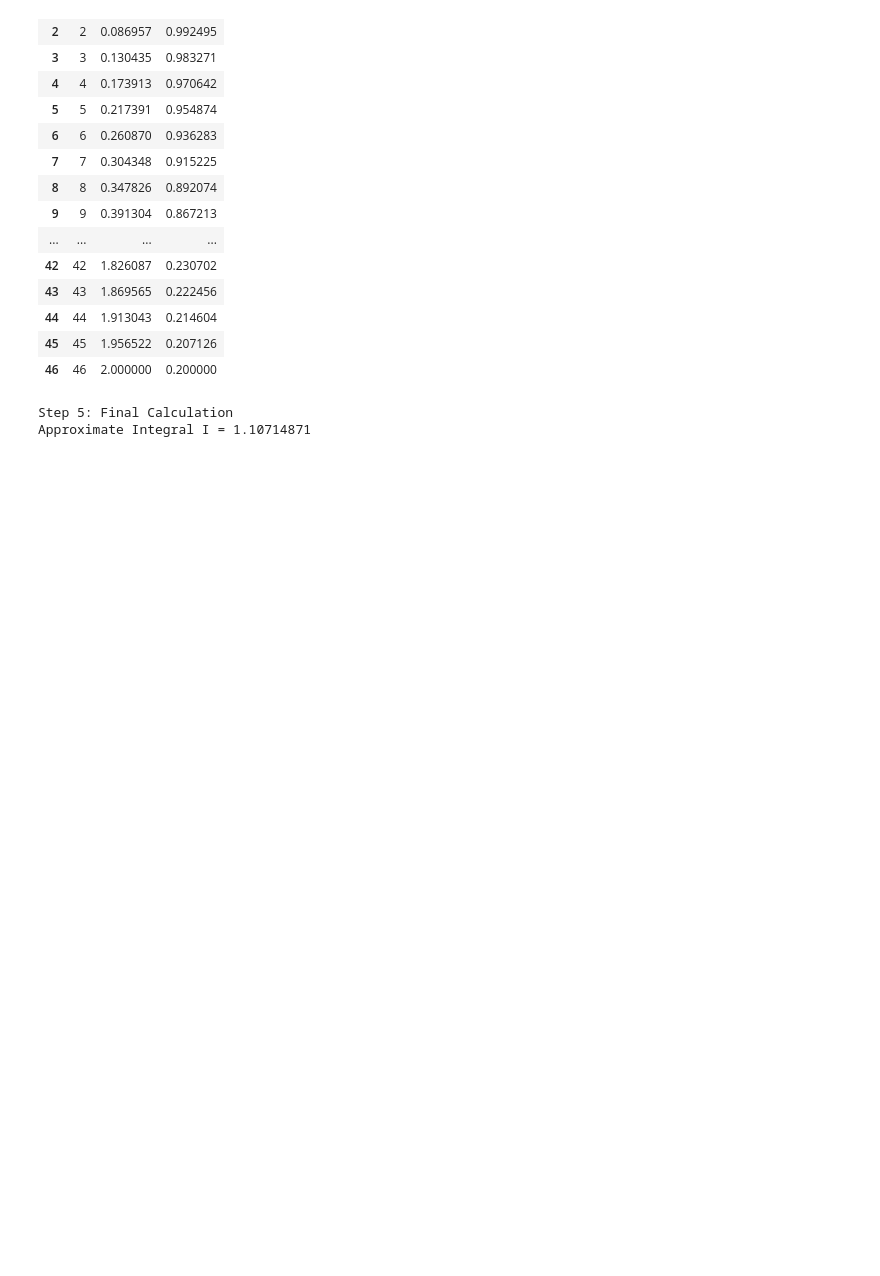
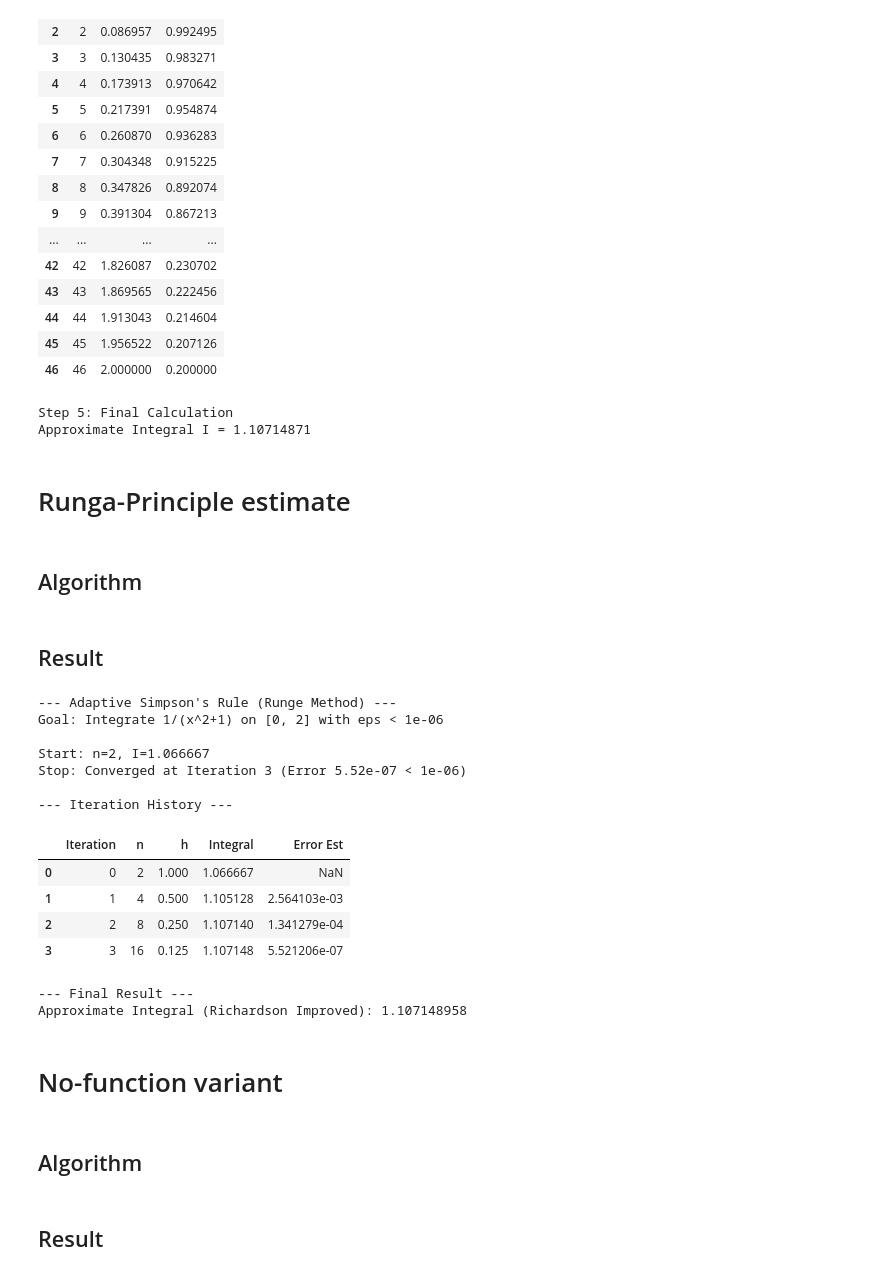
Before and after one commit to k1m1nonawa4869/FaMI304x-Numerical-Analysis, a Jupyter notebook: Week7-Integral/pp2_DefiniteIntegral/pp2c_Simpson.ipynb, the cells around one changed output. Cells and saved outputs as stored; diff of their text form; code cells hidden in the pictures; blank space fills up the shorter version.

```diff
--- a/Week7-Integral/pp2_DefiniteIntegral/pp2c_Simpson.ipynb
+++ b/Week7-Integral/pp2_DefiniteIntegral/pp2c_Simpson.ipynb
@@ -183,3 +184,7 @@ print(f"Approximate Integral I = {I:.8f}")
 # %% [output]
 Step 5: Final Calculation
 Approximate Integral I = 1.10714871
+# %% [markdown]
+# Runga-Principle estimate
+# %% [markdown]
+## Algorithm
@@ -185,0 +290,40 @@ Approximate Integral I = 1.10714871
+# %% [markdown]
+## Result
+# %%
+# Function: f(x) = 1 / (x^2 + 1)
+# Exact Integral from 0 to 2 is arctan(2) ≈ 1.10714872
+f_func = lambda x: 1 / (x**2 + 1)
+a_val = 0.0
+b_val = 2.0
+epsilon = 1e-6
+# %%
+print(f"--- Adaptive Simpson's Rule (Runge Method) ---")
+print(f"Goal: Integrate 1/(x^2+1) on [0, 2] with eps < {epsilon}\n")
+
+final_I, df_history = solve_adaptive_simpson_runge(f_func, a_val, b_val, epsilon)
+
+print("\n--- Iteration History ---")
+df_history
+# %% [output]
+--- Adaptive Simpson's Rule (Runge Method) ---
+Goal: Integrate 1/(x^2+1) on [0, 2] with eps < 1e-06
+
+Start: n=2, I=1.066667
+Stop: Converged at Iteration 3 (Error 5.52e-07 < 1e-06)
+
+--- Iteration History ---
+|  | Iteration | n | h | Integral | Error Est |
+| 0 | 0 | 2 | 1.000 | 1.066667 | NaN |
+| 1 | 1 | 4 | 0.500 | 1.105128 | 2.564103e-03 |
+| 2 | 2 | 8 | 0.250 | 1.107140 | 1.341279e-04 |
+| 3 | 3 | 16 | 0.125 | 1.107148 | 5.521206e-07 |
+# %%
+print("\n--- Final Result ---")
+print(f"Approximate Integral (Richardson Improved): {final_I:.9f}")
+# %% [output]
+--- Final Result ---
+Approximate Integral (Richardson Improved): 1.107148958
+# %% [markdown]
+# No-function variant
+# %% [markdown]
+## Algorithm
@@ -185,0 +439,2 @@ Approximate Integral I = 1.10714871
+# %% [markdown]
+## Result
```
Also changed, not shown: parts of 10 cells of this notebook, 2 other files.
